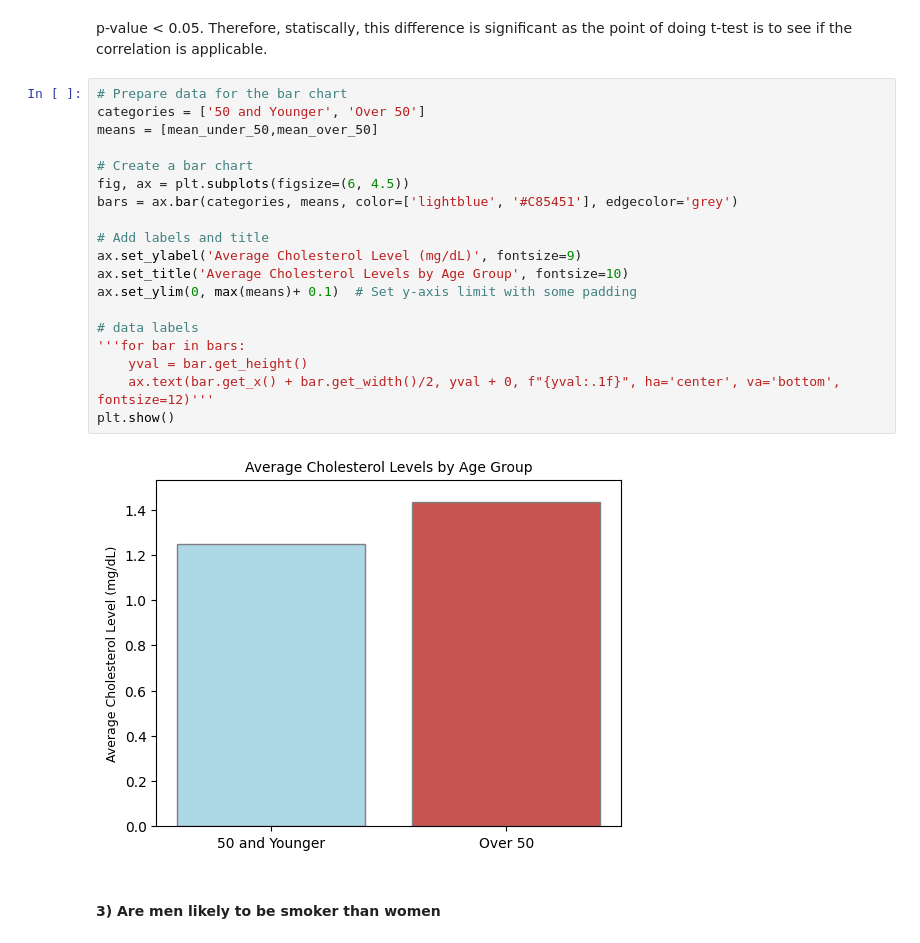
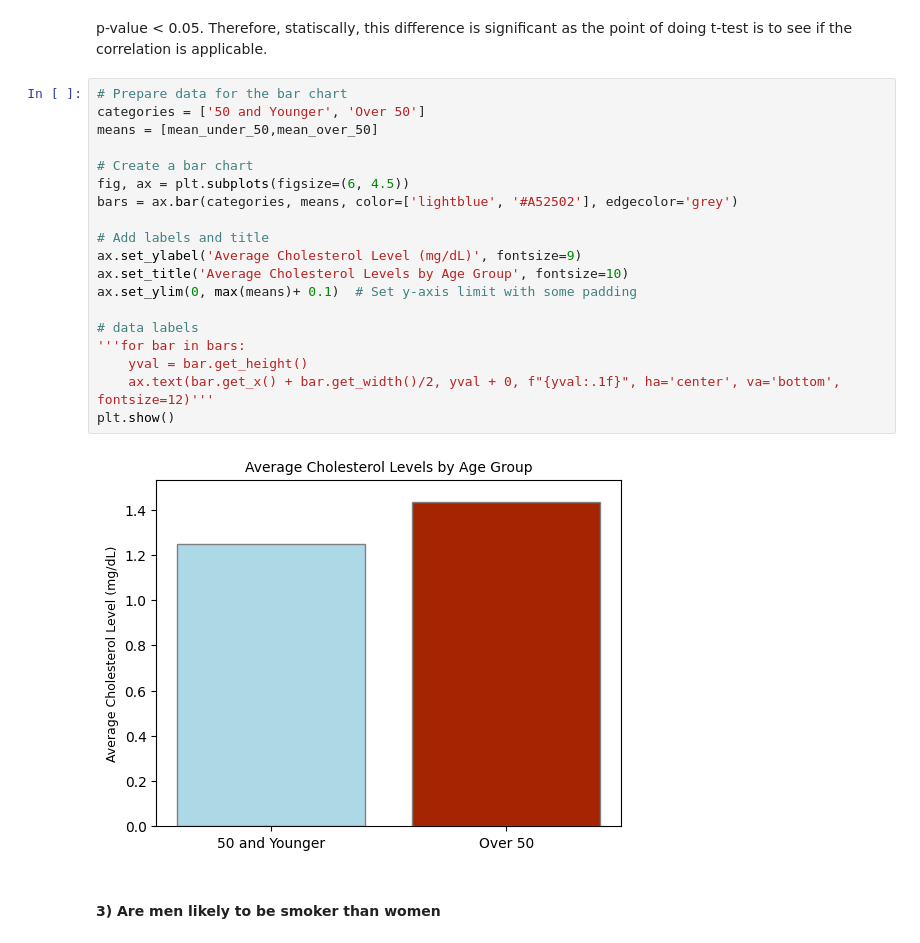
Before and after one commit to Echooed/cardio_cov, a Jupyter notebook: notebooks/cardio_cov_data_cleaning_new.ipynb, the cells around one changed output. Drawn from its saved outputs; the diff is of its cells as text.

```diff
--- a/notebooks/cardio_cov_data_cleaning_new.ipynb
+++ b/notebooks/cardio_cov_data_cleaning_new.ipynb
@@ -707,23 +707,23 @@ p-value < 0.05. Therefore, statiscally, this difference is significant as the po
 # %%
 # Prepare data for the bar chart
 categories = ['50 and Younger', 'Over 50']
 means = [mean_under_50,mean_over_50]
 
 # Create a bar chart
 fig, ax = plt.subplots(figsize=(6, 4.5))
-bars = ax.bar(categories, means, color=['lightblue', '#C85451'], edgecolor='grey')
+bars = ax.bar(categories, means, color=['lightblue', '#A52502'], edgecolor='grey')
 
 # Add labels and title
 ax.set_ylabel('Average Cholesterol Level (mg/dL)', fontsize=9)
 ax.set_title('Average Cholesterol Levels by Age Group', fontsize=10)
 ax.set_ylim(0, max(means)+ 0.1)  # Set y-axis limit with some padding
 
 # data labels
 '''for bar in bars:
     yval = bar.get_height()
     ax.text(bar.get_x() + bar.get_width()/2, yval + 0, f"{yval:.1f}", ha='center', va='bottom', fontsize=12)'''
 plt.show()
 # %% [output]
-[figure, old version]
+[figure, new version]
 # %% [markdown]
 #### 3) Are men likely to be smoker than women
```
Also changed, not shown: parts of 7 cells of this notebook.
